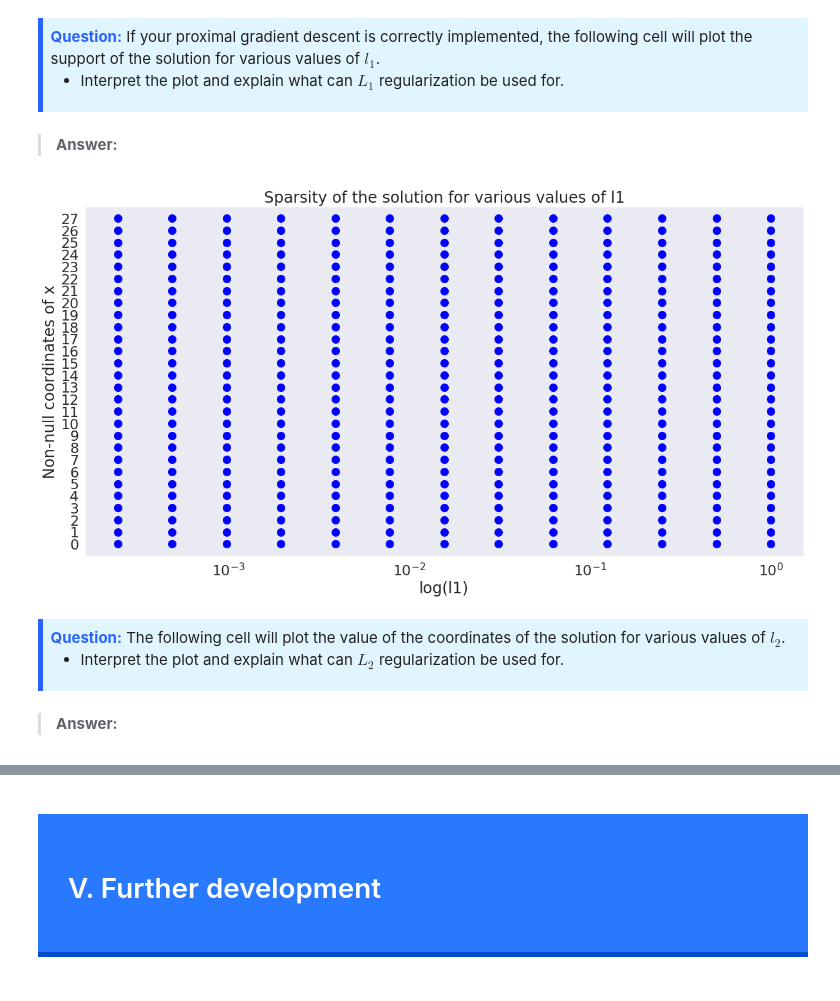
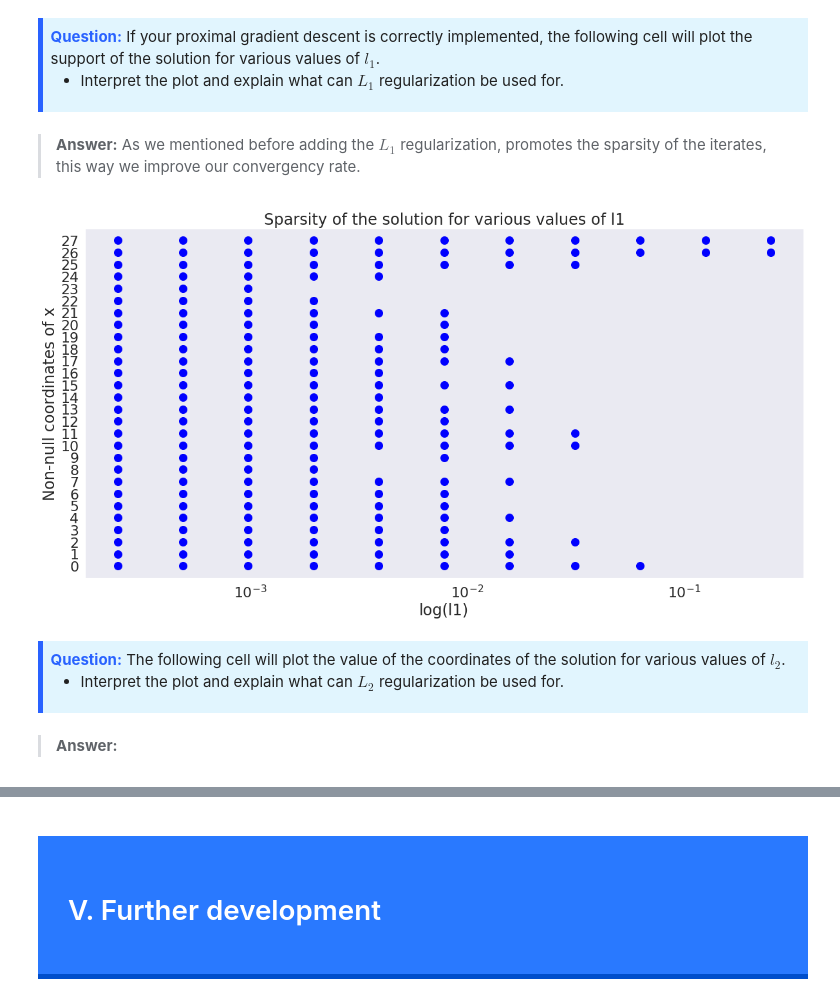
Before and after one commit to BeGIMATH/CDO_LAB, a Jupyter notebook: lab.ipynb, the cells around one changed output, grey strips where cells are left out. Cells and saved outputs as stored; diff of their text form; code cells hidden in the pictures.

```diff
--- a/lab.ipynb
+++ b/lab.ipynb
@@ -343,10 +345,5 @@ def SGD(x0, grad, prox, max_iter, n, L, mu):
 clf_sgd = LogisticRegression(solver='sgd',l2=0.01,max_iter=100*len(b_train))
 clf_sgd.fit(A_train, b_train)
 
-clf_sgd_prox = LogisticRegression(solver='sgd_prox',l1=0.01,l2=0.01,max_iter=100*len(b_train))
-clf_sgd_prox.fit(A_train, b_train)
-
-
-
-learning_curve(SGD=clf_sgd,SGD_prox=clf_sgd_prox)
+learning_curve(SGD=clf_sgd)
 # %% [output]
@@ -434,9 +431,6 @@ def SAGA(x0, grad, prox, max_iter, n, L, mu):
 # %%
 clf_saga = LogisticRegression(solver='saga', l2=0.01,max_iter=30*len(b_train))
 clf_saga.fit(A_train, b_train)
-clf_saga_1 = LogisticRegression(solver='saga_prox',l1=0.01, l2=0.01,max_iter=30*len(b_train))
-clf_saga_1.fit(A_train, b_train)
 
-
-learning_curve(SAGA=clf_saga,SAGA_1=clf_saga_1)
+learning_curve(SAGA=clf_saga)
 # %% [output]
@@ -518,8 +515,5 @@ def SVRG(x0, grad, max_iter, n, L, mu):
 clf_svrg = LogisticRegression(solver='svrg',l2=0.01, max_iter=5000)
 clf_svrg.fit(A_train, b_train)
 
-clf_svrg_prox = LogisticRegression(solver='svrg_prox',l1=0.01, l2=0.01, max_iter=5000)
-clf_svrg_prox.fit(A_train, b_train)
-
-learning_curve(SVRG=clf_svrg,SVRG_prox=clf_svrg_prox)
+learning_curve(SVRG=clf_svrg)
 # %% [output]
@@ -531,26 +525,26 @@ learning_curve(SVRG=clf_svrg,SVRG_prox=clf_svrg_prox)
 <b style="color: #2962ff;">Question:</b> Run the code below to compare all the methods you've implemented.
 </div>
 # %%
-epochs = 50
+epochs = 100
 n = len(b_train)
 
 
-clf_gd   = LogisticRegression(solver='gd',l1=0.01, l2=0.01, max_iter=epochs)
-clf_gd_prox = LogisticRegression(solver='gd_prox',l1=0.01,l2=0.01,max_iter=epochs)
-clf_sgd  = LogisticRegression(solver='sgd',l1=0.01, l2=0.01, max_iter=n*epochs)
-clf_sgd_prox = LogisticRegression(solver='sgd_prox',l1=0.01, l2=0.01, max_iter=n*epochs)
-clf_saga = LogisticRegression(solver='saga',l1=0.01, l2=0.01, max_iter=n*epochs)
-clf_saga_prox = LogisticRegression(solver='saga_prox',l1=0.01,l2=0.01,max_iter=n*epochs)
-clf_svrg = LogisticRegression(solver='svrg',l1=0.01, l2=0.01, max_iter=epochs)
-clf_svrg_prox = LogisticRegression(solver='svrg_prox',l1=0.01, l2=0.01, max_iter=epochs)
+clf_gd   = LogisticRegression(solver='gd',l2=0.01, max_iter=epochs)
+#clf_gd_prox = LogisticRegression(solver='gd_prox',l1=0.01,l2=0.01,max_iter=epochs)
+clf_sgd  = LogisticRegression(solver='sgd',l2=0.01, max_iter=n*epochs)
+#clf_sgd_prox = LogisticRegression(solver='sgd_prox',l1=0.01, l2=0.01, max_iter=n*epochs)
+clf_saga = LogisticRegression(solver='saga',l2=0.01, max_iter=n*epochs)
+#clf_saga_prox = LogisticRegression(solver='saga_prox',l1=0.01,l2=0.01,max_iter=n*epochs)
+clf_svrg = LogisticRegression(solver='svrg',l2=0.01, max_iter=epochs)
+#clf_svrg_prox = LogisticRegression(solver='svrg_prox',l1=0.01, l2=0.01, max_iter=epochs)
 
 
 clf_gd.fit(A_train, b_train)
-clf_gd_prox.fit(A_train, b_train)
+#clf_gd_prox.fit(A_train, b_train)
 clf_sgd.fit(A_train, b_train)
-clf_sgd_prox.fit(A_train,b_train)
+#clf_sgd_prox.fit(A_train,b_train)
 clf_saga.fit(A_train, b_train)
-clf_saga_prox.fit(A_train,b_train)
+#clf_saga_prox.fit(A_train,b_train)
 clf_svrg.fit(A_train, b_train)
-clf_svrg_prox.fit(A_train, b_train)
+#clf_svrg_prox.fit(A_train, b_train)
 # %%
@@ -711,17 +708,17 @@ def prox(x,stepsize):
         <li> Interpret the plot and explain what can $L_1$ regularization be used for.</li>
     </ul>
 </div>
-# %% [markdown]
-> **Answer:**
->
+# %% [markdown]
+> **Answer:**
+> As we mentioned before adding the $L_1$ regularization, promotes the sparsity of the iterates, this way we improve our convergency rate.
 # %%
 from lib.visuals import l1_regularization_plot
 
-clf = lambda l1: LogisticRegression(solver='gd', l1=l1, l2=0.1, max_iter=1000)
+clf = lambda l1: LogisticRegression(solver='saga_prox', l1=l1, l2=0.1, max_iter=1000)
 
 l1_regularization_plot(clf, A_train, b_train)
 # %% [output]
-[figure, old version]
+[figure, new version]
 # %% [markdown]
 <div style="background-color: #e1f5fe;  border-left: 5px solid #2962ff; padding: 0.5em;">
 <b style="color: #2962ff;">Question:</b> The following cell will plot the value of the coordinates of the solution for various values of $l_2$.
@@ -731,7 +728,6 @@ l1_regularization_plot(clf, A_train, b_train)
 </div>
 # %% [markdown]
 > **Answer:**
->
 # %%
 from lib.visuals import l2_regularization_plot
 
```
Also changed, not shown: parts of 32 cells of this notebook, 1 other file.
